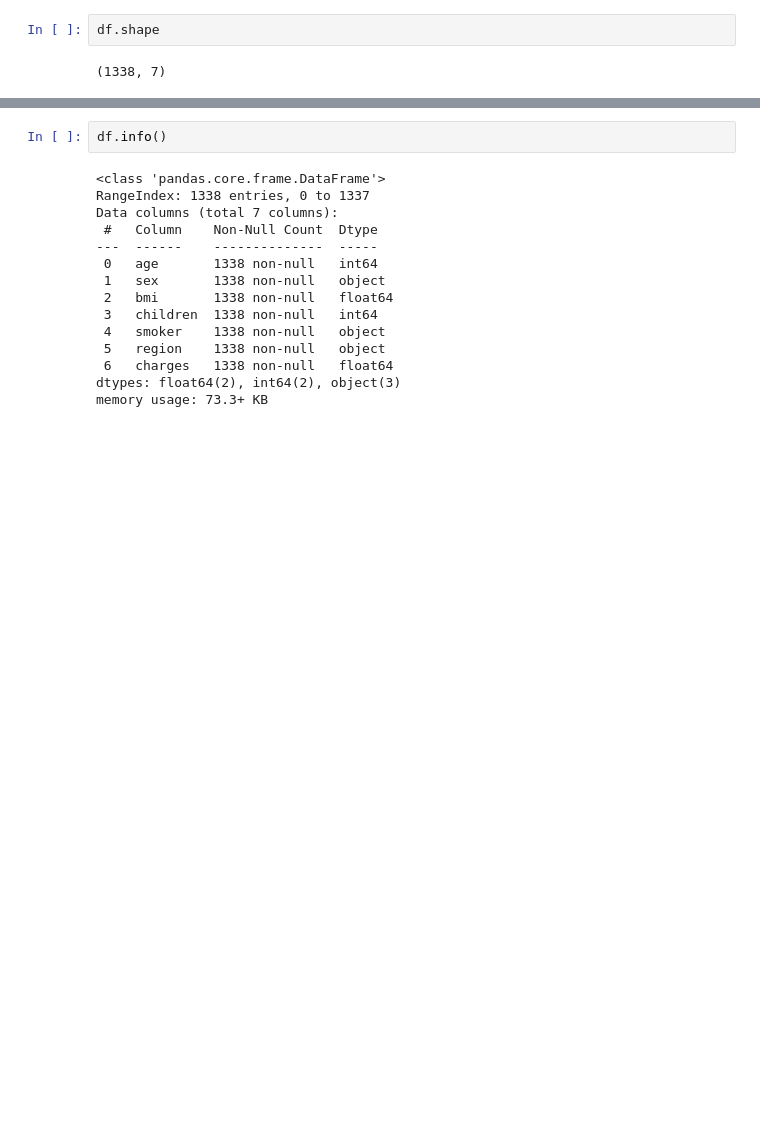
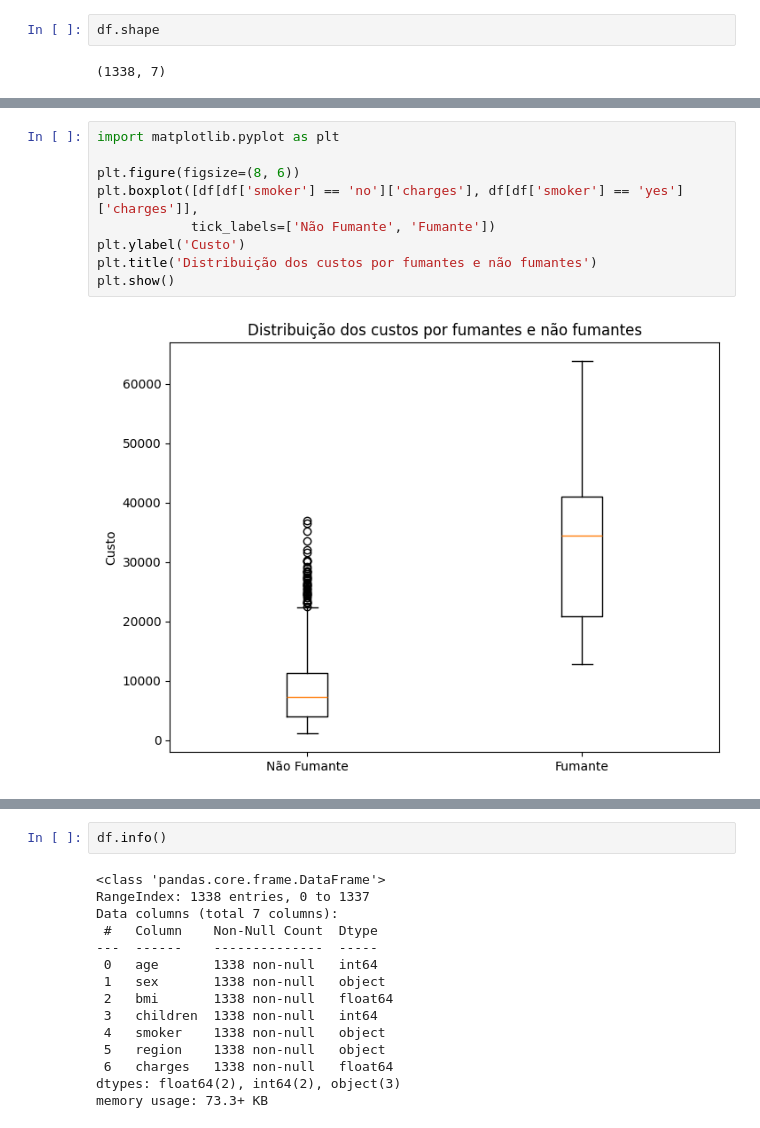
Before and after one commit to luizaaca/FIAP, a Jupyter notebook: ML/notebooks/Desafio_Insurance.ipynb, the cells around one changed output, grey strips where cells are left out. Cells and saved outputs as stored; diff of their text form; blank space fills up the shorter version.

```diff
--- a/ML/notebooks/Desafio_Insurance.ipynb
+++ b/ML/notebooks/Desafio_Insurance.ipynb
@@ -30,0 +35,11 @@ df.shape
+# %%
+import matplotlib.pyplot as plt
+
+plt.figure(figsize=(8, 6))
+plt.boxplot([df[df['smoker'] == 'no']['charges'], df[df['smoker'] == 'yes']['charges']],
+            tick_labels=['Não Fumante', 'Fumante'])
+plt.ylabel('Custo')
+plt.title('Distribuição dos custos por fumantes e não fumantes')
+plt.show()
+# %% [output]
+[figure, added]
```
Also changed, not shown: parts of 49 cells of this notebook.
